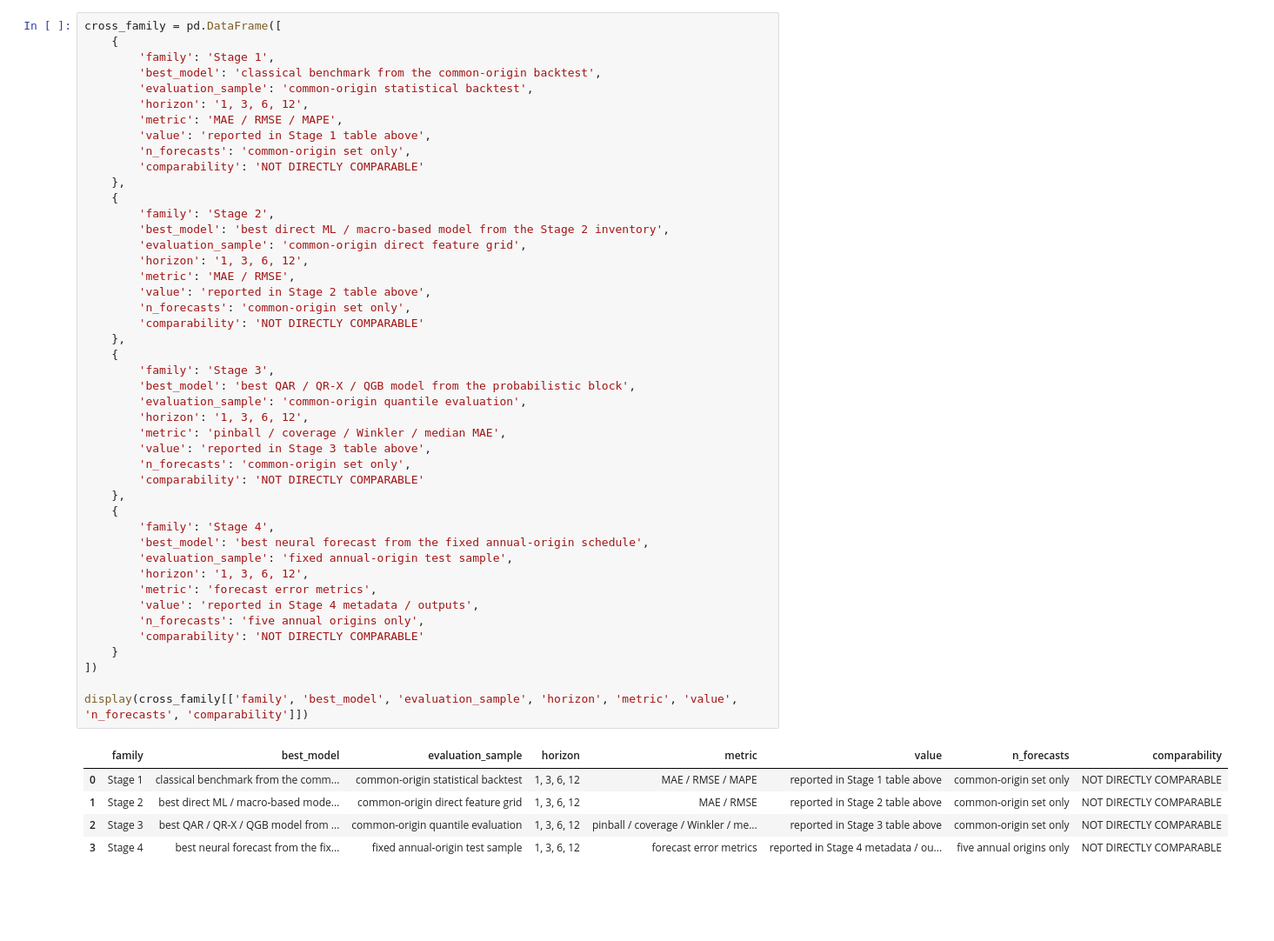
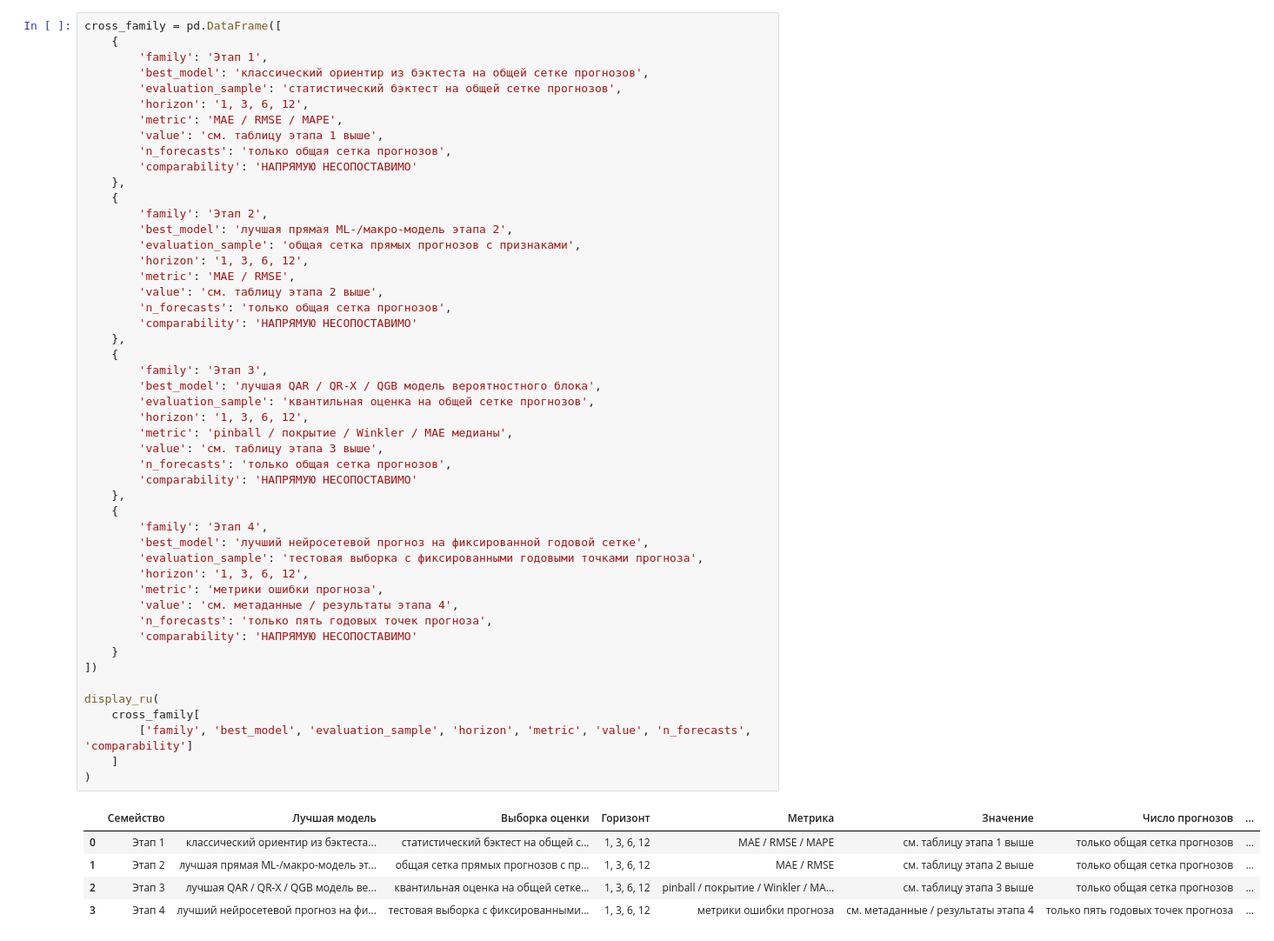
Before and after one commit to DMalakhov1/sber-task, a Jupyter notebook: task1_brent/Task1_Brent_Research.ipynb, the cells around one changed output. Shown at 87% size. Cells and saved outputs as stored; diff of their text form; blank space fills up the shorter version.

```diff
--- a/task1_brent/Task1_Brent_Research.ipynb
+++ b/task1_brent/Task1_Brent_Research.ipynb
@@ -220,52 +318,56 @@ This is a compact comparison across families, not an absolute ranking. The famil
 # %%
 cross_family = pd.DataFrame([
     {
-        'family': 'Stage 1',
-        'best_model': 'classical benchmark from the common-origin backtest',
-        'evaluation_sample': 'common-origin statistical backtest',
+        'family': 'Этап 1',
+        'best_model': 'классический ориентир из бэктеста на общей сетке прогнозов',
+        'evaluation_sample': 'статистический бэктест на общей сетке прогнозов',
         'horizon': '1, 3, 6, 12',
         'metric': 'MAE / RMSE / MAPE',
-        'value': 'reported in Stage 1 table above',
-        'n_forecasts': 'common-origin set only',
-        'comparability': 'NOT DIRECTLY COMPARABLE'
+        'value': 'см. таблицу этапа 1 выше',
+        'n_forecasts': 'только общая сетка прогнозов',
+        'comparability': 'НАПРЯМУЮ НЕСОПОСТАВИМО'
     },
     {
-        'family': 'Stage 2',
-        'best_model': 'best direct ML / macro-based model from the Stage 2 inventory',
-        'evaluation_sample': 'common-origin direct feature grid',
+        'family': 'Этап 2',
+        'best_model': 'лучшая прямая ML-/макро-модель этапа 2',
+        'evaluation_sample': 'общая сетка прямых прогнозов с признаками',
         'horizon': '1, 3, 6, 12',
         'metric': 'MAE / RMSE',
-        'value': 'reported in Stage 2 table above',
-        'n_forecasts': 'common-origin set only',
-        'comparability': 'NOT DIRECTLY COMPARABLE'
+        'value': 'см. таблицу этапа 2 выше',
+        'n_forecasts': 'только общая сетка прогнозов',
+        'comparability': 'НАПРЯМУЮ НЕСОПОСТАВИМО'
     },
     {
-        'family': 'Stage 3',
-        'best_model': 'best QAR / QR-X / QGB model from the probabilistic block',
-        'evaluation_sample': 'common-origin quantile evaluation',
+        'family': 'Этап 3',
+        'best_model': 'лучшая QAR / QR-X / QGB модель вероятностного блока',
+        'evaluation_sample': 'квантильная оценка на общей сетке прогнозов',
         'horizon': '1, 3, 6, 12',
-        'metric': 'pinball / coverage / Winkler / median MAE',
-        'value': 'reported in Stage 3 table above',
-        'n_forecasts': 'common-origin set only',
-        'comparability': 'NOT DIRECTLY COMPARABLE'
+        'metric': 'pinball / покрытие / Winkler / MAE медианы',
+        'value': 'см. таблицу этапа 3 выше',
+        'n_forecasts': 'только общая сетка прогнозов',
+        'comparability': 'НАПРЯМУЮ НЕСОПОСТАВИМО'
     },
     {
-        'family': 'Stage 4',
-        'best_model': 'best neural forecast from the fixed annual-origin schedule',
-        'evaluation_sample': 'fixed annual-origin test sample',
+        'family': 'Этап 4',
+        'best_model': 'лучший нейросетевой прогноз на фиксированной годовой сетке',
+        'evaluation_sample': 'тестовая выборка с фиксированными годовыми точками прогноза',
         'horizon': '1, 3, 6, 12',
-        'metric': 'forecast error metrics',
-        'value': 'reported in Stage 4 metadata / outputs',
-        'n_forecasts': 'five annual origins only',
-        'comparability': 'NOT DIRECTLY COMPARABLE'
+        'metric': 'метрики ошибки прогноза',
+        'value': 'см. метаданные / результаты этапа 4',
+        'n_forecasts': 'только пять годовых точек прогноза',
+        'comparability': 'НАПРЯМУЮ НЕСОПОСТАВИМО'
     }
 ])
 
-display(cross_family[['family', 'best_model', 'evaluation_sample', 'horizon', 'metric', 'value', 'n_forecasts', 'comparability']])
+display_ru(
+    cross_family[
+        ['family', 'best_model', 'evaluation_sample', 'horizon', 'metric', 'value', 'n_forecasts', 'comparability']
+    ]
+)
 # %% [output]
-|  | family | best_model | evaluation_sample | horizon | metric | value | n_forecasts | comparability |
-| 0 | Stage 1 | classical benchmark from the comm... | common-origin statistical backtest | 1, 3, 6, 12 | MAE / RMSE / MAPE | reported in Stage 1 table above | common-origin set only | NOT DIRECTLY COMPARABLE |
-| 1 | Stage 2 | best direct ML / macro-based mode... | common-origin direct feature grid | 1, 3, 6, 12 | MAE / RMSE | reported in Stage 2 table above | common-origin set only | NOT DIRECTLY COMPARABLE |
-| 2 | Stage 3 | best QAR / QR-X / QGB model from ... | common-origin quantile evaluation | 1, 3, 6, 12 | pinball / coverage / Winkler / me... | reported in Stage 3 table above | common-origin set only | NOT DIRECTLY COMPARABLE |
-| 3 | Stage 4 | best neural forecast from the fix... | fixed annual-origin test sample | 1, 3, 6, 12 | forecast error metrics | reported in Stage 4 metadata / ou... | five annual origins only | NOT DIRECTLY COMPARABLE |
+|  | Семейство | Лучшая модель | Выборка оценки | Горизонт | Метрика | Значение | Число прогнозов | ... |
+| 0 | Этап 1 | классический ориентир из бэктеста... | статистический бэктест на общей с... | 1, 3, 6, 12 | MAE / RMSE / MAPE | см. таблицу этапа 1 выше | только общая сетка прогнозов | ... |
+| 1 | Этап 2 | лучшая прямая ML-/макро-модель эт... | общая сетка прямых прогнозов с пр... | 1, 3, 6, 12 | MAE / RMSE | см. таблицу этапа 2 выше | только общая сетка прогнозов | ... |
+| 2 | Этап 3 | лучшая QAR / QR-X / QGB модель ве... | квантильная оценка на общей сетке... | 1, 3, 6, 12 | pinball / покрытие / Winkler / MA... | см. таблицу этапа 3 выше | только общая сетка прогнозов | ... |
+| 3 | Этап 4 | лучший нейросетевой прогноз на фи... | тестовая выборка с фиксированными... | 1, 3, 6, 12 | метрики ошибки прогноза | см. метаданные / результаты этапа 4 | только пять годовых точек прогноза | ... |
 # %% [markdown]
```
Also changed, not shown: parts of 21 cells of this notebook.
